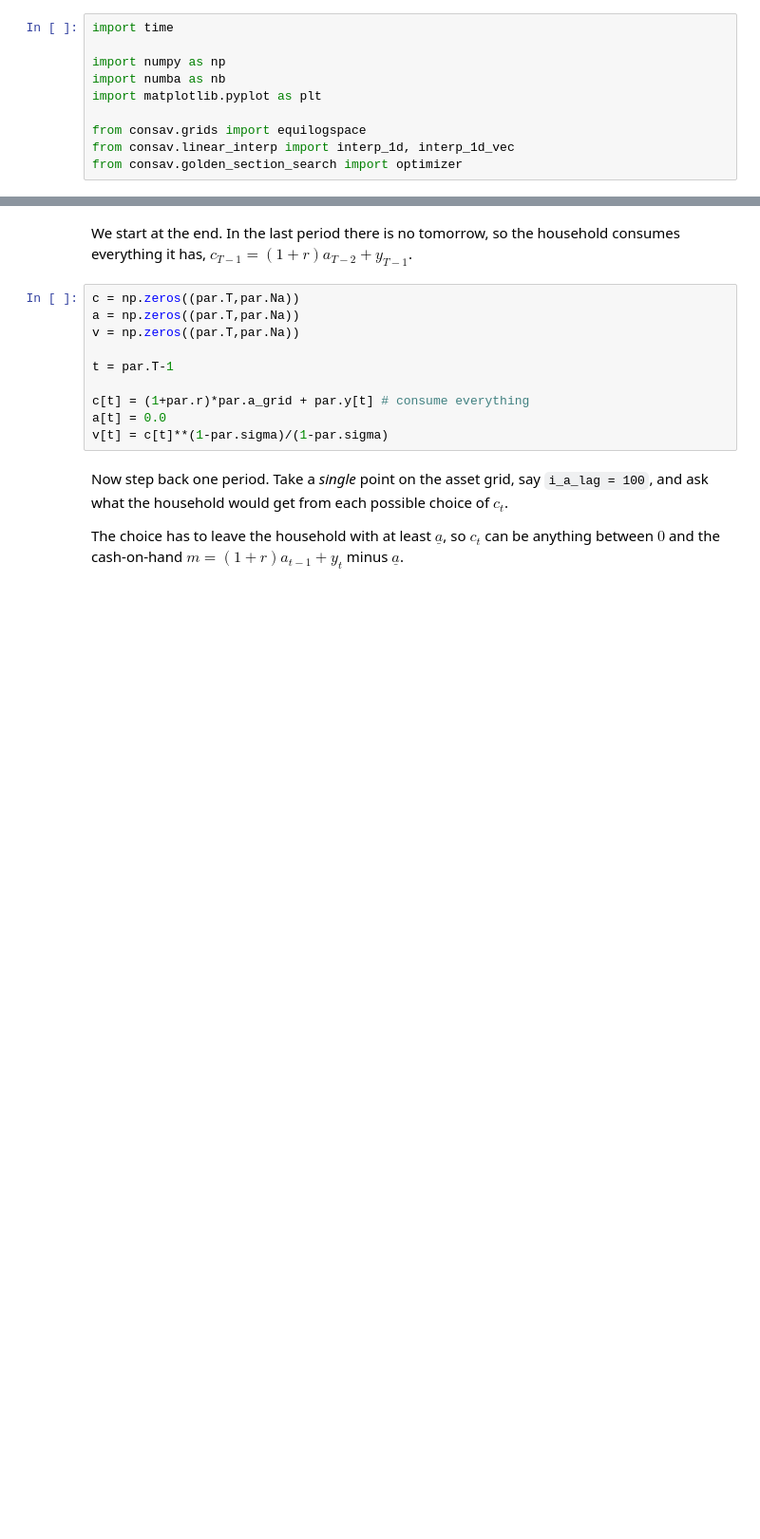
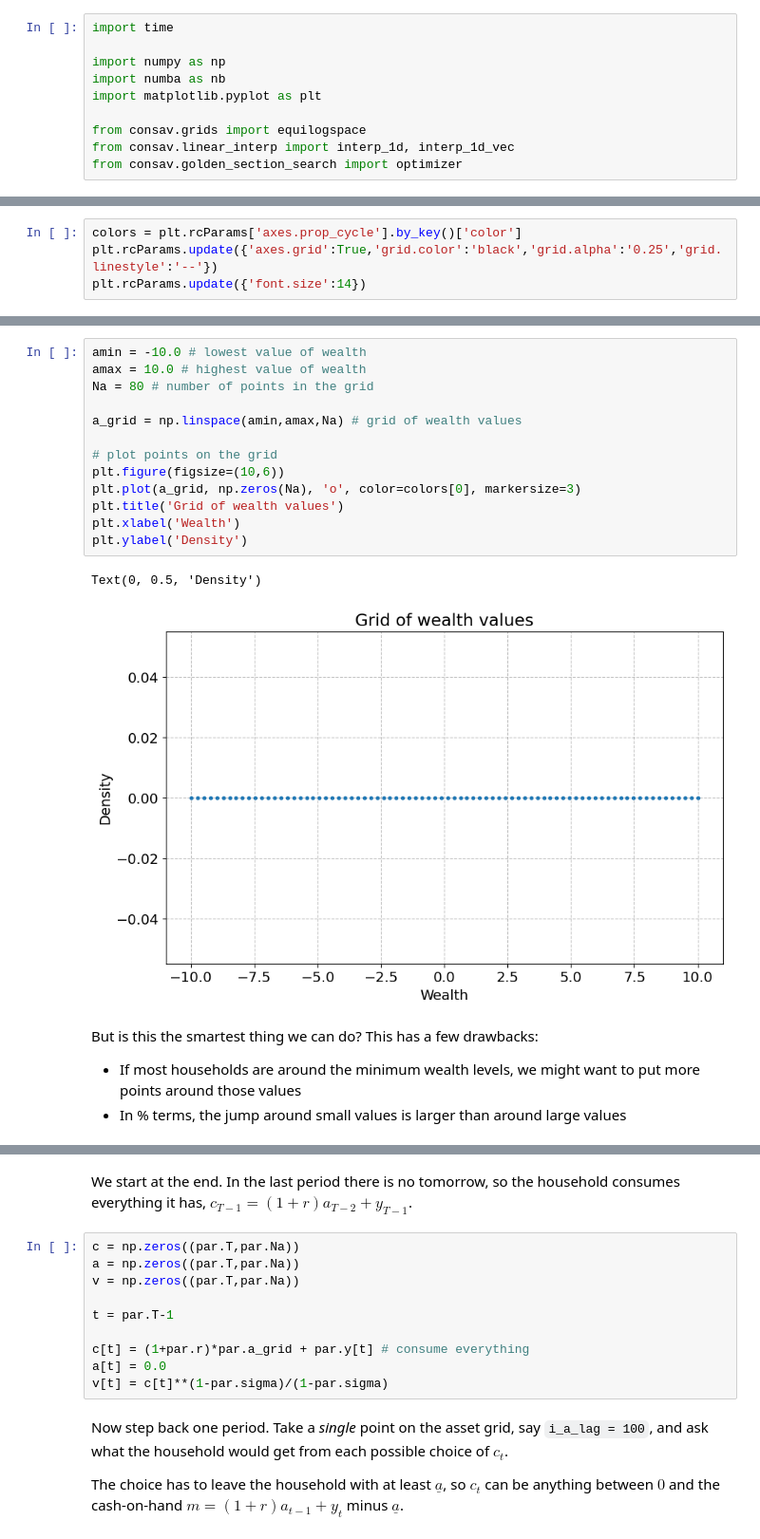
Before and after one commit to NumEconCopenhagen/AdvMacroHet, a Jupyter notebook: 02-03-Consumption-Saving/02_vfi_pih.ipynb, the cells around one changed output, grey strips where cells are left out. Shown at 95% size. Saved outputs shown, nothing was run; the diff lists cells and outputs as text; blank space fills up the shorter version.

```diff
--- a/02-03-Consumption-Saving/02_vfi_pih.ipynb
+++ b/02-03-Consumption-Saving/02_vfi_pih.ipynb
@@ -28,0 +64,4 @@ from consav.golden_section_search import optimizer
+# %%
+colors = plt.rcParams['axes.prop_cycle'].by_key()['color']
+plt.rcParams.update({'axes.grid':True,'grid.color':'black','grid.alpha':'0.25','grid.linestyle':'--'})
+plt.rcParams.update({'font.size':14})
@@ -28,0 +86,21 @@ from consav.golden_section_search import optimizer
+# %%
+amin = -10.0 # lowest value of wealth
+amax = 10.0 # highest value of wealth
+Na = 80 # number of points in the grid
+
+a_grid = np.linspace(amin,amax,Na) # grid of wealth values
+
+# plot points on the grid
+plt.figure(figsize=(10,6))
+plt.plot(a_grid, np.zeros(Na), 'o', color=colors[0], markersize=3)
+plt.title('Grid of wealth values')
+plt.xlabel('Wealth')
+plt.ylabel('Density')
+# %% [output]
+Text(0, 0.5, 'Density')
+[figure, added]
+# %% [markdown]
+But is this the smartest thing we can do? This has a few drawbacks:
+
+- If most households are around the minimum wealth levels, we might want to put more points around those values
+- In % terms, the jump around small values is larger than around large values
```
Also changed, not shown: parts of 102 cells of this notebook, 29 other files.
